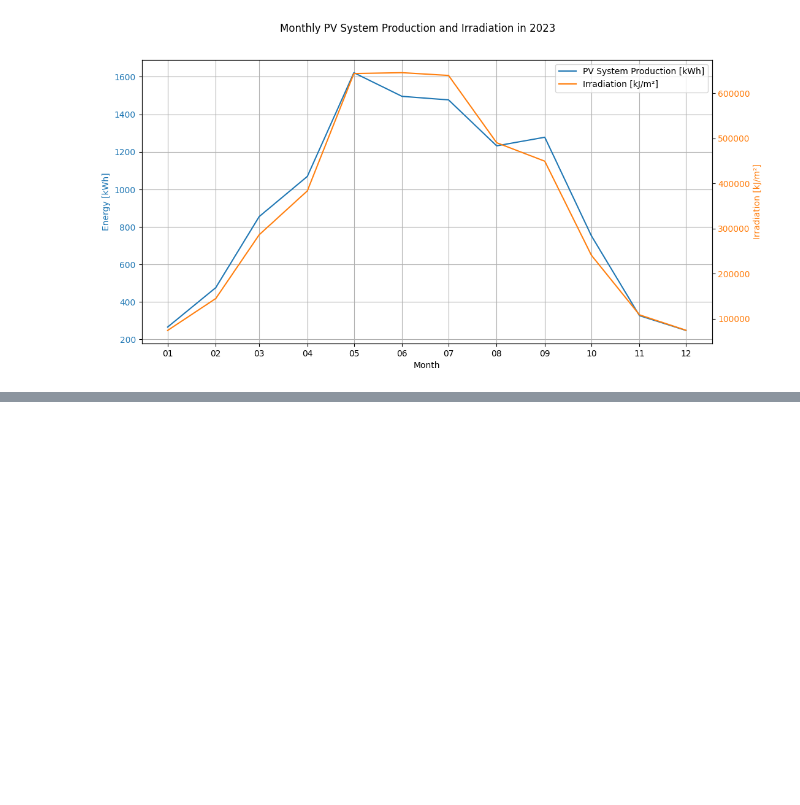
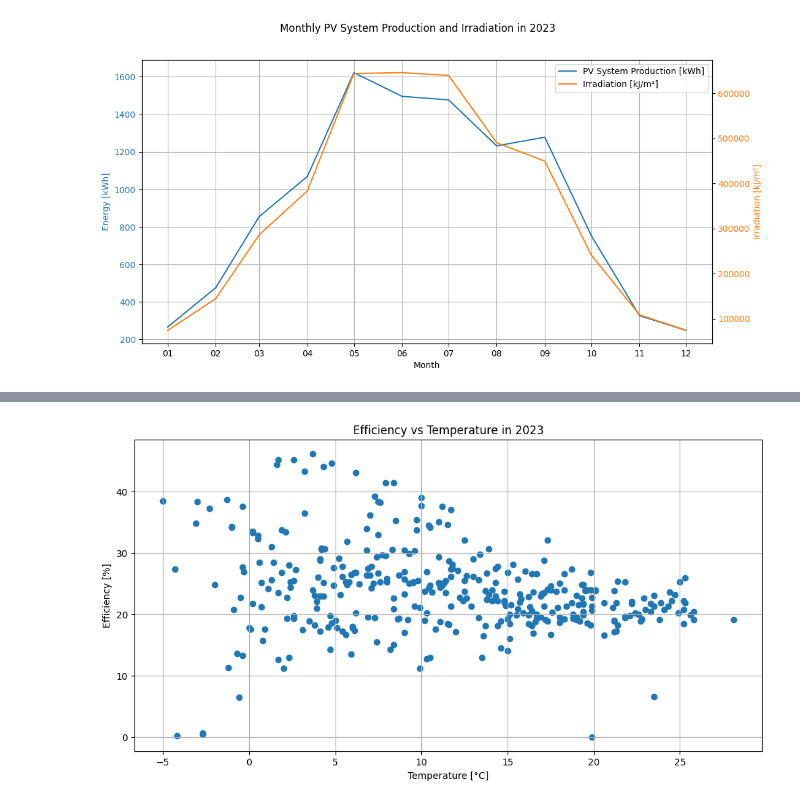
Before and after one commit to Pepsin01/DataScience, a Jupyter notebook: sample.ipynb, the cells around one changed output, grey strips where cells are left out. Cells and saved outputs as stored; diff of their text form; code cells hidden in the pictures; blank space fills up the shorter version.

```diff
--- a/sample.ipynb
+++ b/sample.ipynb
@@ -251,0 +389,22 @@ plt.show()
+# %%
+import pandas as pd
+import matplotlib.pyplot as plt
+import matplotlib.dates as dates
+
+# Merge efficiency and temperature data
+efficiency_temperature_data = efficiency_data_2023.merge(daily_temperature_data, left_index=True, right_on='Date')
+
+# Plot data
+fig, ax1 = plt.subplots(figsize=(12, 6))
+
+# Plot Efficiency and Temperature relation as scatter plot where y-axis is Efficiency and x-axis is Temperature
+ax1.scatter(efficiency_temperature_data['Average Temperature [°C]'], efficiency_temperature_data['Efficiency'], color='tab:blue')
+ax1.set_xlabel('Temperature [°C]')
+ax1.set_ylabel('Efficiency [%]')
+ax1.set_title('Efficiency vs Temperature in 2023')
+ax1.grid()
+
+# Show the plot
+plt.show()
+# %% [output]
+[figure, added]
```
Also changed, not shown: parts of 13 cells of this notebook, 1 other file.
